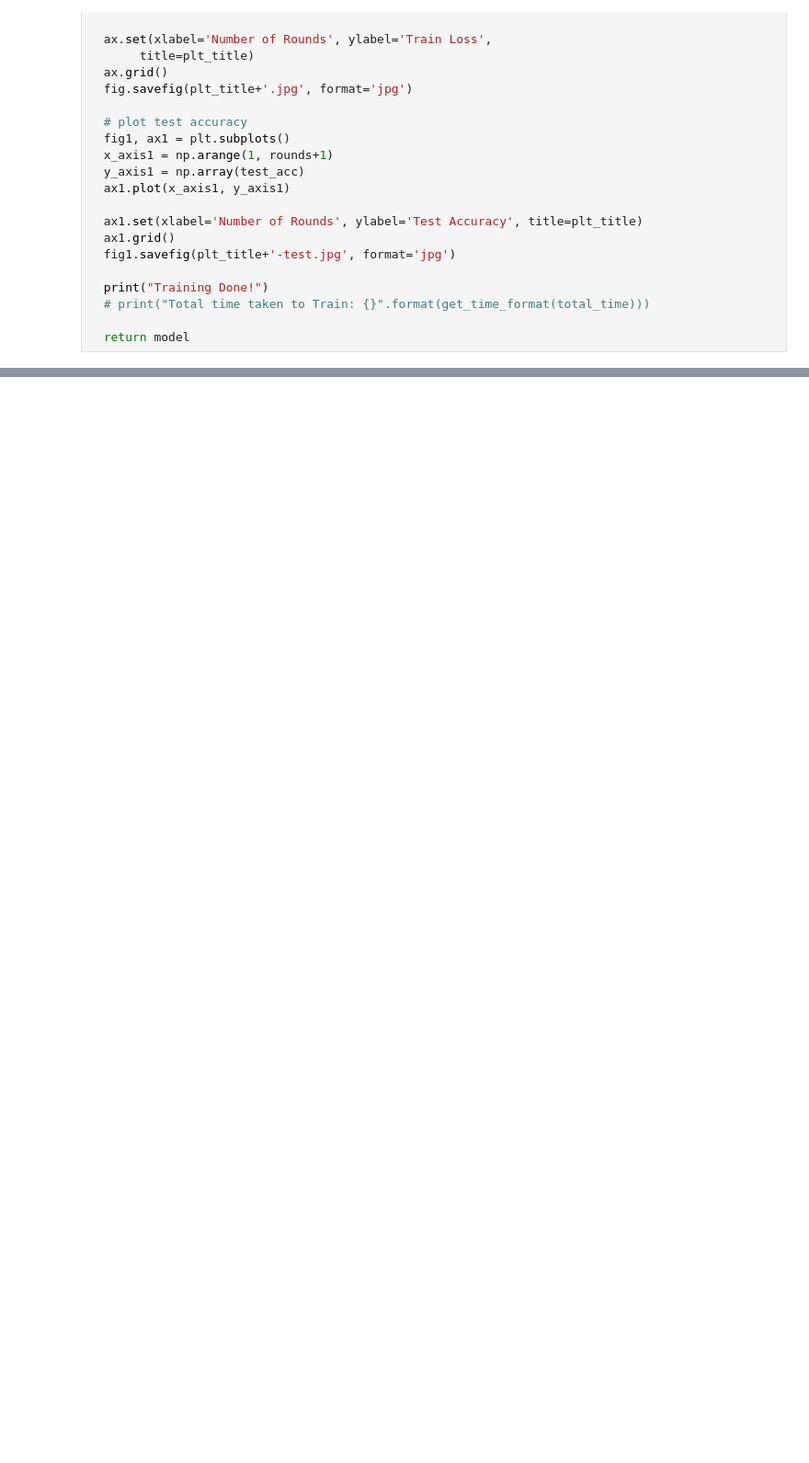
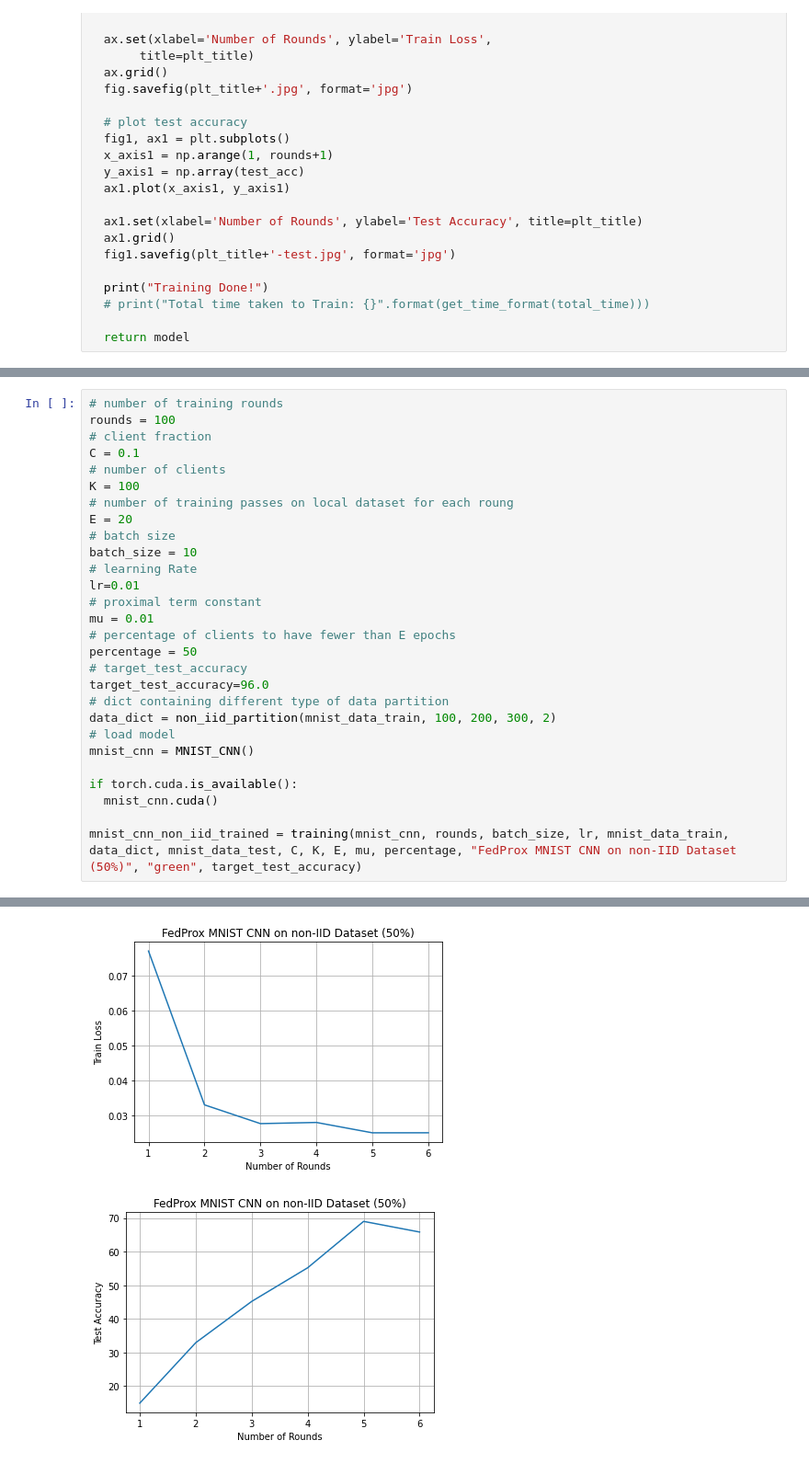
Before and after one commit to tushar-semwal/fedperf, a Jupyter notebook: Baye/FedPerf_baye.ipynb, the cells around one changed output, grey strips where cells are left out. Shown at 92% size. Drawn from its saved outputs; the diff is of its cells as text; blank space fills up the shorter version.

```diff
--- a/Baye/FedPerf_baye.ipynb
+++ b/Baye/FedPerf_baye.ipynb
@@ -614,0 +619,29 @@ Training Done!
+# %%
+# number of training rounds
+rounds = 100
+# client fraction
+C = 0.1
+# number of clients
+K = 100
+# number of training passes on local dataset for each roung
+E = 20
+# batch size
+batch_size = 10
+# learning Rate
+lr=0.01
+# proximal term constant
+mu = 0.01
+# percentage of clients to have fewer than E epochs
+percentage = 50
+# target_test_accuracy
+target_test_accuracy=96.0
+# dict containing different type of data partition
+data_dict = non_iid_partition(mnist_data_train, 100, 200, 300, 2)
+# load model
+mnist_cnn = MNIST_CNN()
+
+if torch.cuda.is_available():
+  mnist_cnn.cuda()
+
+mnist_cnn_non_iid_trained = training(mnist_cnn, rounds, batch_size, lr, mnist_data_train, data_dict, mnist_data_test, C, K, E, mu, percentage, "FedProx MNIST CNN on non-IID Dataset (50%)", "green", target_test_accuracy)
+# %% [output]
@@ -614,0 +659,2 @@ Training Done!
+[figure, added]
+[figure, added]
```
Also changed, not shown: parts of 7 cells of this notebook.
